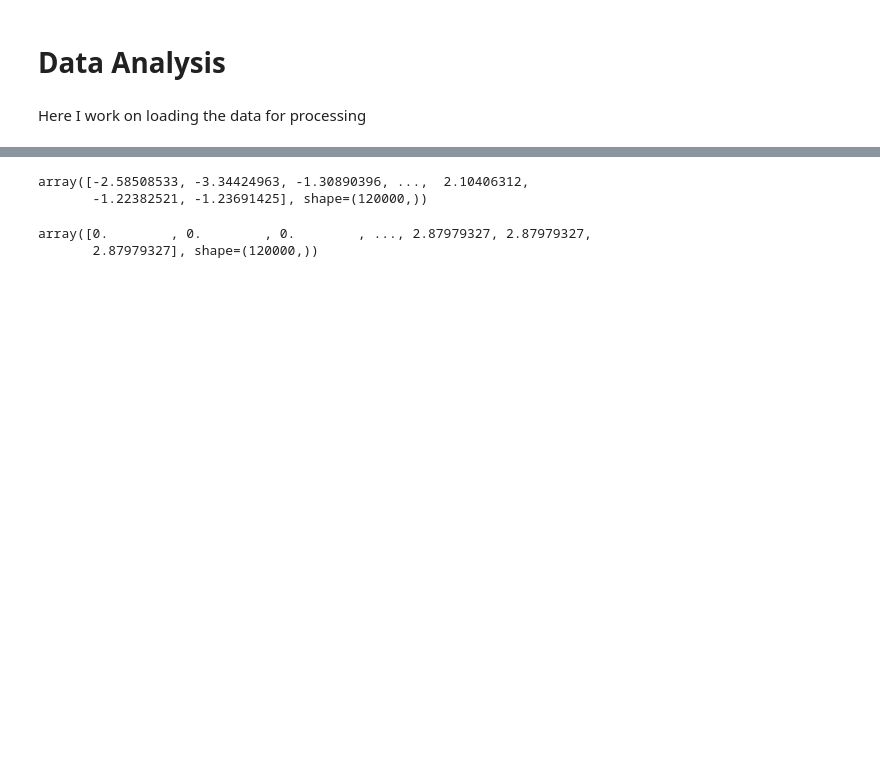
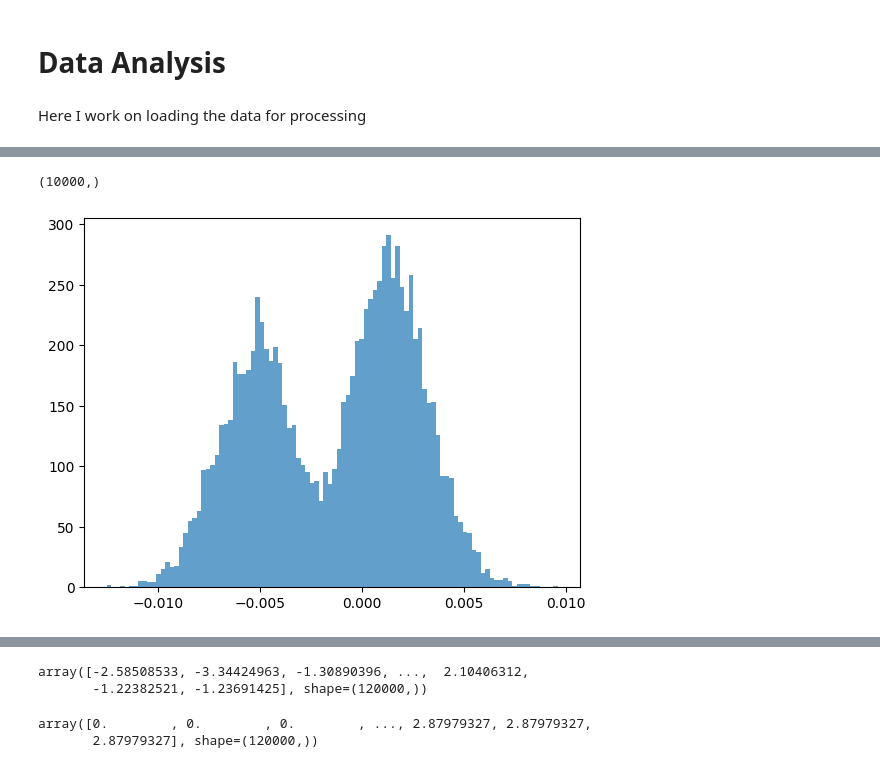
Before and after one commit to ThomasRavnborg/Homodyne-Tomography, a Jupyter notebook: DataAnalysis.ipynb, the cells around one changed output, grey strips where cells are left out. Drawn from its saved outputs; the diff is of its cells as text; code cells hidden in the pictures; blank space fills up the shorter version.

```diff
--- a/DataAnalysis.ipynb
+++ b/DataAnalysis.ipynb
@@ -59,0 +121,11 @@ vacuum_std = np.std(vacuum_proj)
+# %%
+temp = np.sum(state*temporal_mode, axis=1)*dt
+# %%
+temp.shape
+# %% [output]
+(10000,)
+# %%
+plt.hist(temp, bins=100, density=False, alpha=0.7)
+plt.show()
+# %% [output]
+[figure, added]
```
Also changed, not shown: parts of 9 cells of this notebook.
